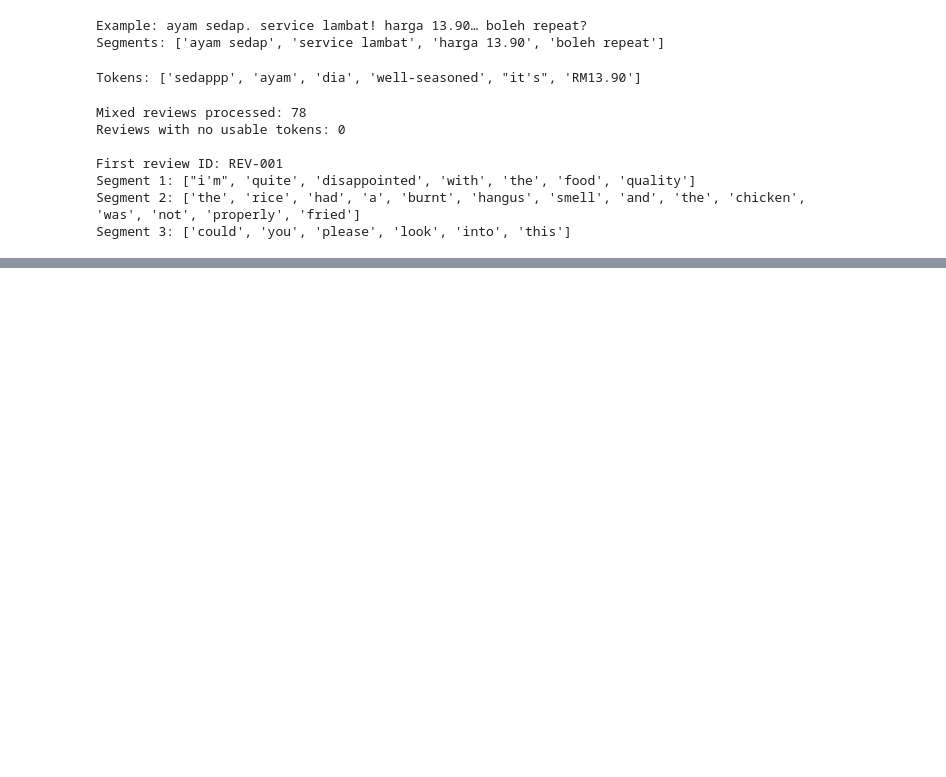
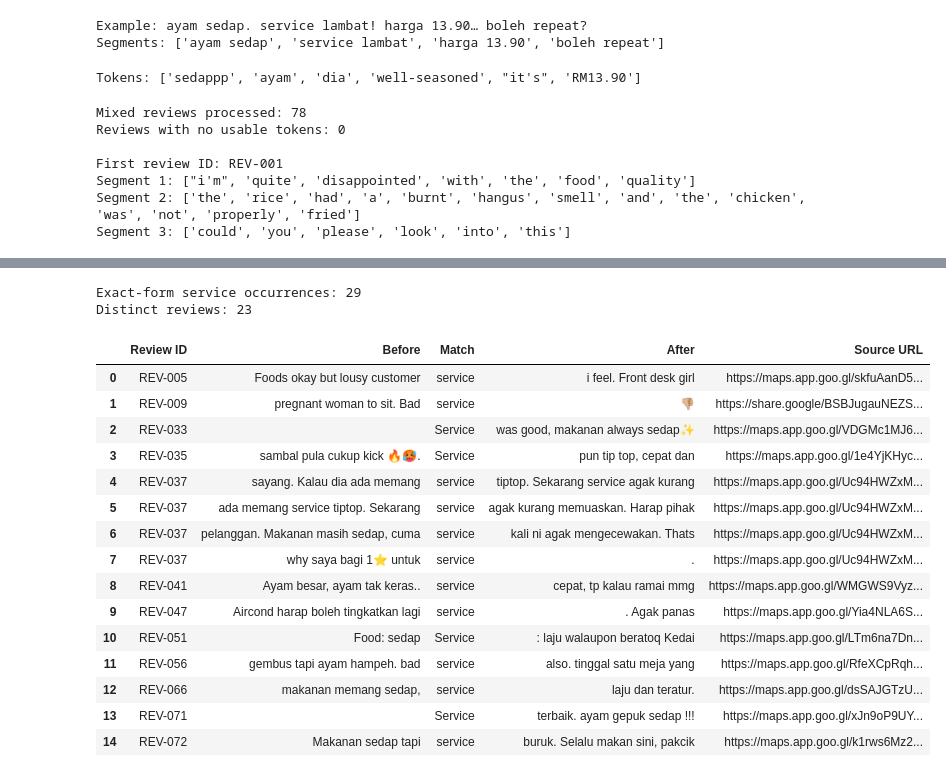
Before and after one commit to Nazarick0912/CPC353, a Jupyter notebook: CPC353_Assignment_1.ipynb, the cells around one changed output, grey strips where cells are left out. Drawn from its saved outputs; the diff is of its cells as text; code cells hidden in the pictures; blank space fills up the shorter version.

```diff
--- a/CPC353_Assignment_1.ipynb
+++ b/CPC353_Assignment_1.ipynb
@@ -401,0 +596,33 @@ Segment 3: ['could', 'you', 'please', 'look', 'into', 'this']
+# %%
+# Retrieve keyword occurrences from original mixed-review text.
+# Preserve matched spelling, review IDs, and source links.
+# Show up to five whitespace-separated words on each side.
+
+def get_concordance(pattern):
+    results = []
+
+    for _, row in mixed_df.iterrows():
+        text = row["Review Text"]
+
+        for match in re.finditer(pattern, text, flags=re.IGNORECASE):
+            results.append({
+                "Review ID": row["Review ID"],
+                "Before": " ".join(text[:match.start()].split()[-5:]),
+                "Match": match.group(),
+                "After": " ".join(text[match.end():].split()[:5]),
+                "Source URL": row["Source URL"]
+            })
+
+    return pd.DataFrame(
+        results,
+        columns=["Review ID", "Before", "Match", "After", "Source URL"]
+    )
+
+# Start with exact-form sedap, the most frequent token.
+sedap_concordance = get_concordance(r"\bsedap\b")
+
+print("Exact-form sedap occurrences:", len(sedap_concordance))
+print("Distinct reviews:",
+      sedap_concordance["Review ID"].nunique())
+
+display(sedap_concordance.head(10))
@@ -401,0 +678,31 @@ Segment 3: ['could', 'you', 'please', 'look', 'into', 'this']
+# %%
+# Retrieve every exact-form service occurrence from original text.
+# Inspect how this English word appears in English and Malay contexts.
+# This search excludes the separate spelling servis.
+
+service_concordance = get_concordance(r"\bservice\b")
+
+print("Exact-form service occurrences:", len(service_concordance))
+print("Distinct reviews:",
+      service_concordance["Review ID"].nunique())
+
+display(service_concordance.head(15))
+# %% [output]
+Exact-form service occurrences: 29
+Distinct reviews: 23
+|  | Review ID | Before | Match | After | Source URL |
+| 0 | REV-005 | Foods okay but lousy customer | service | i feel. Front desk girl | https://maps.app.goo.gl/skfuAanD5... |
+| 1 | REV-009 | pregnant woman to sit. Bad | service | 👎🏼 | https://share.google/BSBJugauNEZS... |
+| 2 | REV-033 |  | Service | was good, makanan always sedap✨ | https://maps.app.goo.gl/VDGMc1MJ6... |
+| 3 | REV-035 | sambal pula cukup kick 🔥🥵. | Service | pun tip top, cepat dan | https://maps.app.goo.gl/1e4YjKHyc... |
+| 4 | REV-037 | sayang. Kalau dia ada memang | service | tiptop. Sekarang service agak kurang | https://maps.app.goo.gl/Uc94HWZxM... |
+| 5 | REV-037 | ada memang service tiptop. Sekarang | service | agak kurang memuaskan. Harap pihak | https://maps.app.goo.gl/Uc94HWZxM... |
+| 6 | REV-037 | pelanggan. Makanan masih sedap, cuma | service | kali ni agak mengecewakan. Thats | https://maps.app.goo.gl/Uc94HWZxM... |
+| 7 | REV-037 | why saya bagi 1⭐️ untuk | service | . | https://maps.app.goo.gl/Uc94HWZxM... |
+| 8 | REV-041 | Ayam besar, ayam tak keras.. | service | cepat, tp kalau ramai mmg | https://maps.app.goo.gl/WMGWS9Vyz... |
+| 9 | REV-047 | Aircond harap boleh tingkatkan lagi | service | . Agak panas | https://maps.app.goo.gl/Yia4NLA6S... |
+| 10 | REV-051 | Food: sedap | Service | : laju walaupon beratoq Kedai | https://maps.app.goo.gl/LTm6na7Dn... |
+| 11 | REV-056 | gembus tapi ayam hampeh. bad | service | also. tinggal satu meja yang | https://maps.app.goo.gl/RfeXCpRqh... |
+| 12 | REV-066 | makanan memang sedap, | service | laju dan teratur. | https://maps.app.goo.gl/dsSAJGTzU... |
+| 13 | REV-071 |  | Service | terbaik. ayam gepuk sedap !!! | https://maps.app.goo.gl/xJn9oP9UY... |
+| 14 | REV-072 | Makanan sedap tapi | service | buruk. Selalu makan sini, pakcik | https://maps.app.goo.gl/k1rws6Mz2... |
```
Also changed, not shown: parts of 20 cells of this notebook.
